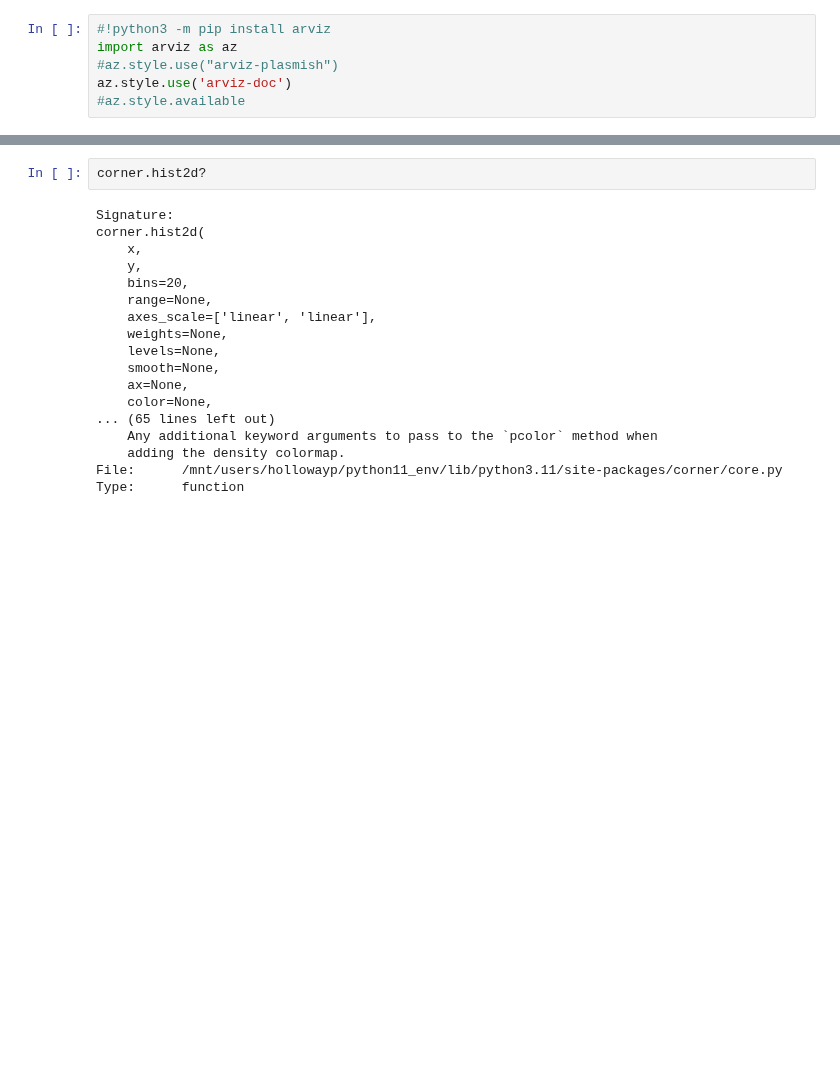
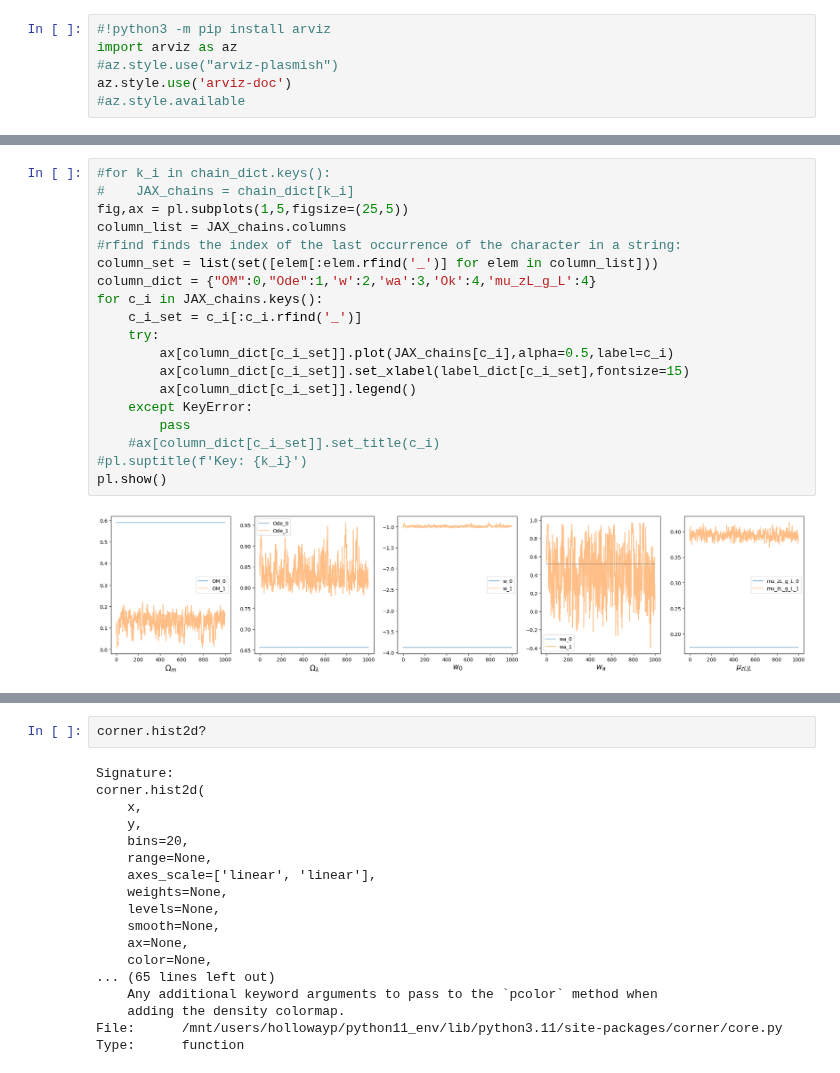
Before and after one commit to P-1884/COSMIC-BEAMS, a Jupyter notebook: zBEAMS_Application_to_Strong_Lensing.ipynb, the cells around one changed output, grey strips where cells are left out. Cells and saved outputs as stored; diff of their text form; blank space fills up the shorter version.

```diff
--- a/zBEAMS_Application_to_Strong_Lensing.ipynb
+++ b/zBEAMS_Application_to_Strong_Lensing.ipynb
@@ -579,0 +647,21 @@ Loading mcmc chains from ./chains/SL_orig_spectroscopic_db_1perc_1024_samples_10
+# %%
+#for k_i in chain_dict.keys():
+#    JAX_chains = chain_dict[k_i]
+fig,ax = pl.subplots(1,5,figsize=(25,5))
+column_list = JAX_chains.columns
+#rfind finds the index of the last occurrence of the character in a string:
+column_set = list(set([elem[:elem.rfind('_')] for elem in column_list]))
+column_dict = {"OM":0,"Ode":1,'w':2,'wa':3,'Ok':4,'mu_zL_g_L':4}
+for c_i in JAX_chains.keys():
+    c_i_set = c_i[:c_i.rfind('_')]
+    try:
+        ax[column_dict[c_i_set]].plot(JAX_chains[c_i],alpha=0.5,label=c_i)
+        ax[column_dict[c_i_set]].set_xlabel(label_dict[c_i_set],fontsize=15)
+        ax[column_dict[c_i_set]].legend()
+    except KeyError:
+        pass
+    #ax[column_dict[c_i_set]].set_title(c_i)
+#pl.suptitle(f'Key: {k_i}')
+pl.show()
+# %% [output]
+[figure, added]
```
Also changed, not shown: parts of 40 cells of this notebook, 10 other files.
